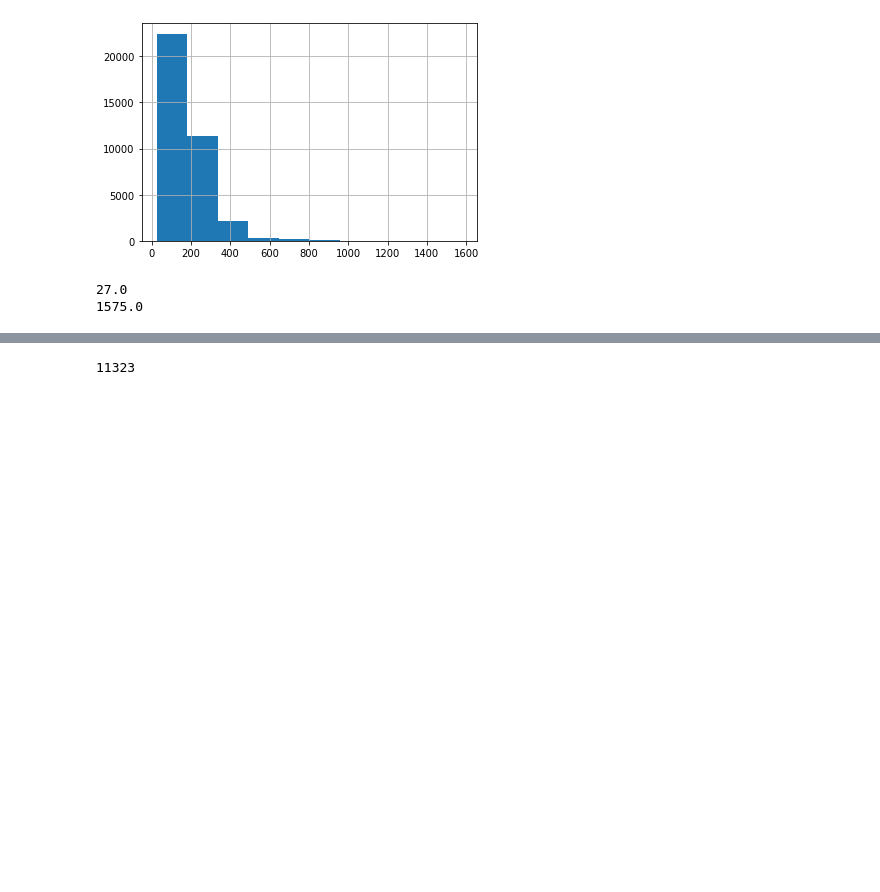
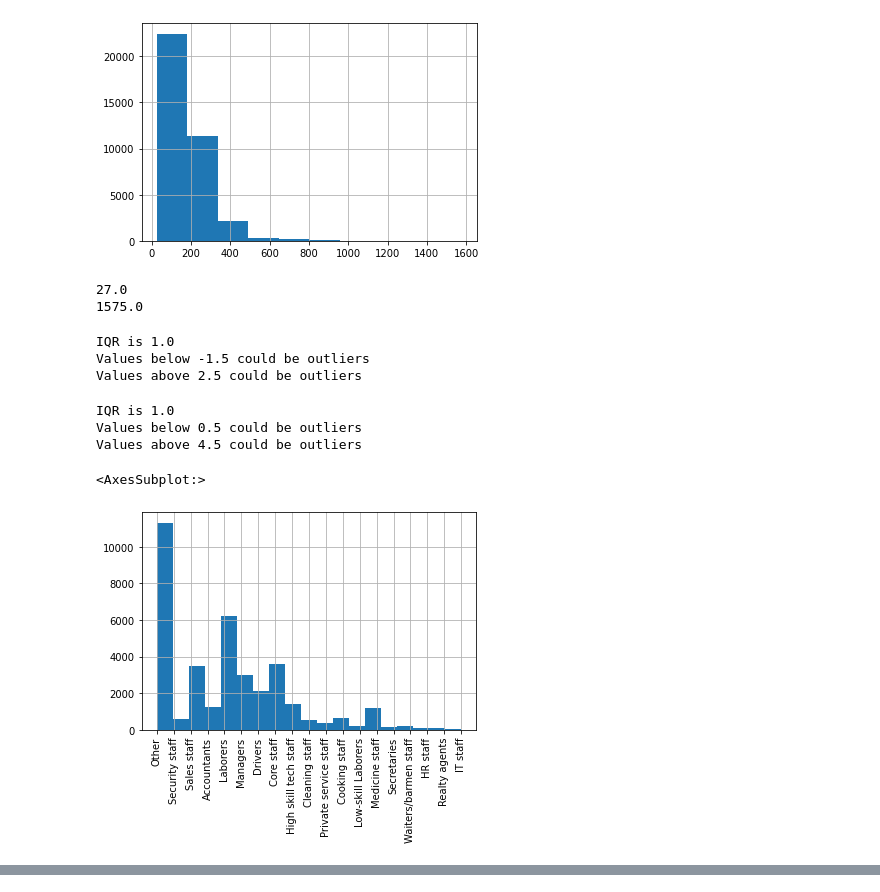
Before and after one commit to SergioGL8/credit-card-approval, a Jupyter notebook: data/data_formatting.ipynb, the cells around one changed output, grey strips where cells are left out. Saved outputs shown, nothing was run; the diff lists cells and outputs as text; code cells hidden in the pictures; blank space fills up the shorter version.

```diff
--- a/data/data_formatting.ipynb
+++ b/data/data_formatting.ipynb
@@ -270,5 +270,51 @@ print(maxincome)
 # %% [output]
 27.0
 1575.0
+# %%
+children_total = credit_card_df['CNT_CHILDREN']
+
+# Determine outliers using upper and lower bounds
+quartiles = children_total.quantile([.25,.5,.75])
+lowerq = quartiles[0.25]
+upperq = quartiles[0.75]
+iqr = upperq-lowerq
+print(f"IQR is {iqr}")
+
+lower_bound = lowerq - (1.5*iqr)
+upper_bound = upperq + (1.5*iqr)
+print(f"Values below {lower_bound} could be outliers")
+print(f"Values above {upper_bound} could be outliers")
+# %% [output]
+IQR is 1.0
+Values below -1.5 could be outliers
+Values above 2.5 could be outliers
+# %%
+family_total = credit_card_df['CNT_FAM_MEMBERS']
+
+# Determine outliers using upper and lower bounds
+quartiles = family_total.quantile([.25,.5,.75])
+lowerq = quartiles[0.25]
+upperq = quartiles[0.75]
+iqr = upperq-lowerq
+print(f"IQR is {iqr}")
+
+lower_bound = lowerq - (1.5*iqr)
+upper_bound = upperq + (1.5*iqr)
+print(f"Values below {lower_bound} could be outliers")
+print(f"Values above {upper_bound} could be outliers")
+# %% [output]
+IQR is 1.0
+Values below 0.5 could be outliers
+Values above 4.5 could be outliers
+# %%
+occupation_other = credit_card_df
+occupation_other["OCCUPATION_TYPE"].fillna("Other", inplace = True)
+
+occupation = occupation_other['OCCUPATION_TYPE']
+
+occupation.hist(xrot=90, bins=19)
+# %% [output]
+<AxesSubplot:>
+[figure, added]
 # %%
 credit_card_df = credit_card_df.drop(['MONTHS_BALANCE'], axis=1)
@@ -283,9 +330,3 @@ credit_card_df.head()
 | 4 | 5008809 | F | N | Y | 0 | 270000 | Commercial associate | ... |
 # %%
 credit_card_df.to_csv ('cc_dataset.csv', index = False, header=True)
-# %%
-count = credit_card_df["OCCUPATION_TYPE"].isna().sum()
-
-print(count)
-# %% [output]
-11323
```
Also changed, not shown: parts of 9 cells of this notebook.
